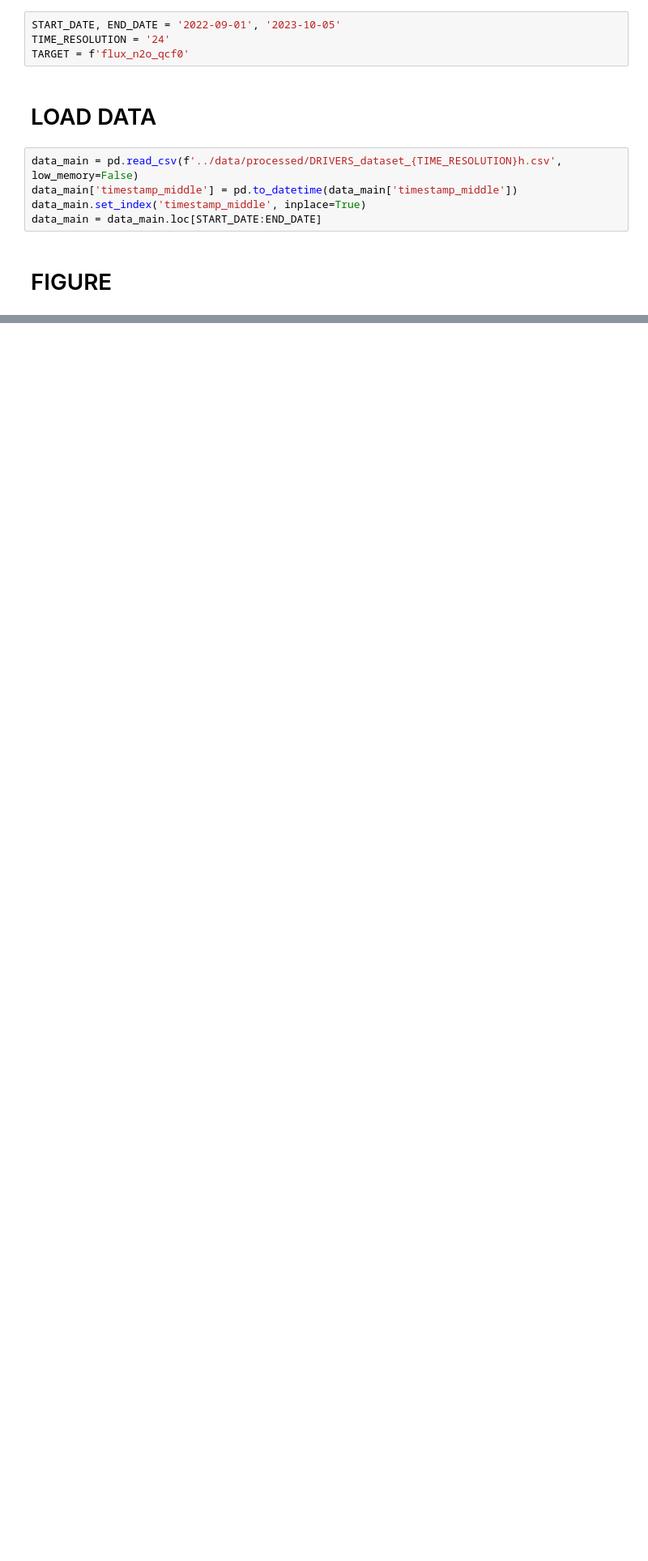
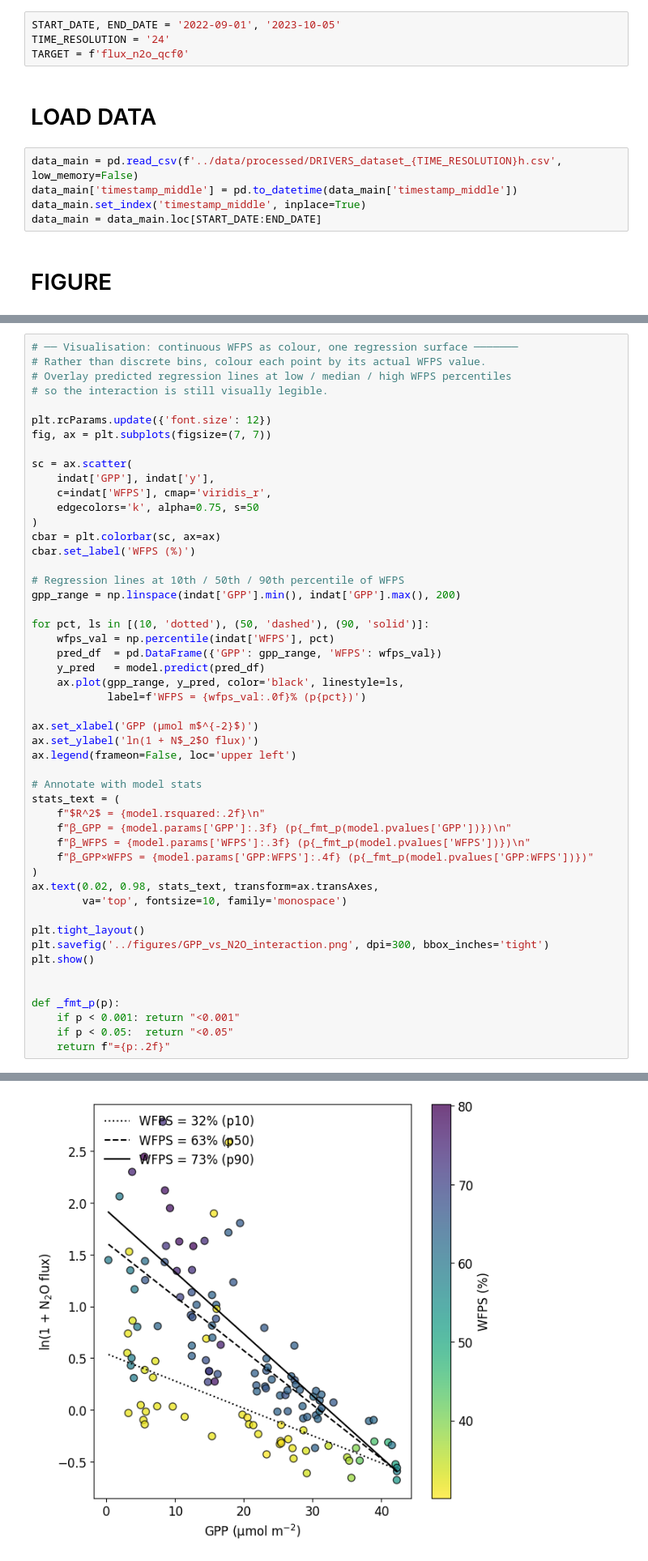
Before and after one commit to fabioturc/n2o-wheat-drivers-sources, a Jupyter notebook: notebooks/DRIVERS_10_GPP_vs_N2O.ipynb, the cells around one changed output, grey strips where cells are left out. Shown at 81% size. Cells and saved outputs as stored; diff of their text form; blank space fills up the shorter version.

```diff
--- a/notebooks/DRIVERS_10_GPP_vs_N2O.ipynb
+++ b/notebooks/DRIVERS_10_GPP_vs_N2O.ipynb
@@ -141,0 +213,51 @@ R2=0.71, p=4.252084615429979e-05
+# %%
+# ── Visualisation: continuous WFPS as colour, one regression surface ───────
+# Rather than discrete bins, colour each point by its actual WFPS value.
+# Overlay predicted regression lines at low / median / high WFPS percentiles
+# so the interaction is still visually legible.
+
+plt.rcParams.update({'font.size': 12})
+fig, ax = plt.subplots(figsize=(7, 7))
+
+sc = ax.scatter(
+    indat['GPP'], indat['y'],
+    c=indat['WFPS'], cmap='viridis_r',
+    edgecolors='k', alpha=0.75, s=50
+)
+cbar = plt.colorbar(sc, ax=ax)
+cbar.set_label('WFPS (%)')
+
+# Regression lines at 10th / 50th / 90th percentile of WFPS
+gpp_range = np.linspace(indat['GPP'].min(), indat['GPP'].max(), 200)
+
+for pct, ls in [(10, 'dotted'), (50, 'dashed'), (90, 'solid')]:
+    wfps_val = np.percentile(indat['WFPS'], pct)
+    pred_df  = pd.DataFrame({'GPP': gpp_range, 'WFPS': wfps_val})
+    y_pred   = model.predict(pred_df)
+    ax.plot(gpp_range, y_pred, color='black', linestyle=ls,
+            label=f'WFPS = {wfps_val:.0f}% (p{pct})')
+
+ax.set_xlabel('GPP (µmol m$^{-2}$)')
+ax.set_ylabel('ln(1 + N$_2$O flux)')
+ax.legend(frameon=False, loc='upper left')
+
+# Annotate with model stats
+stats_text = (
+    f"$R^2$ = {model.rsquared:.2f}\n"
+    f"β_GPP = {model.params['GPP']:.3f} (p{_fmt_p(model.pvalues['GPP'])})\n"
+    f"β_WFPS = {model.params['WFPS']:.3f} (p{_fmt_p(model.pvalues['WFPS'])})\n"
+    f"β_GPP×WFPS = {model.params['GPP:WFPS']:.4f} (p{_fmt_p(model.pvalues['GPP:WFPS'])})"
+)
+ax.text(0.02, 0.98, stats_text, transform=ax.transAxes,
+        va='top', fontsize=10, family='monospace')
+
+plt.tight_layout()
+plt.savefig('../figures/GPP_vs_N2O_interaction.png', dpi=300, bbox_inches='tight')
+plt.show()
+
+
+def _fmt_p(p):
+    if p < 0.001: return "<0.001"
+    if p < 0.05:  return "<0.05"
+    return f"={p:.2f}"
+# %% [output]
@@ -141,0 +265 @@ R2=0.71, p=4.252084615429979e-05
+[figure, added]
```
Also changed, not shown: parts of 3 cells of this notebook, 5 other files.
